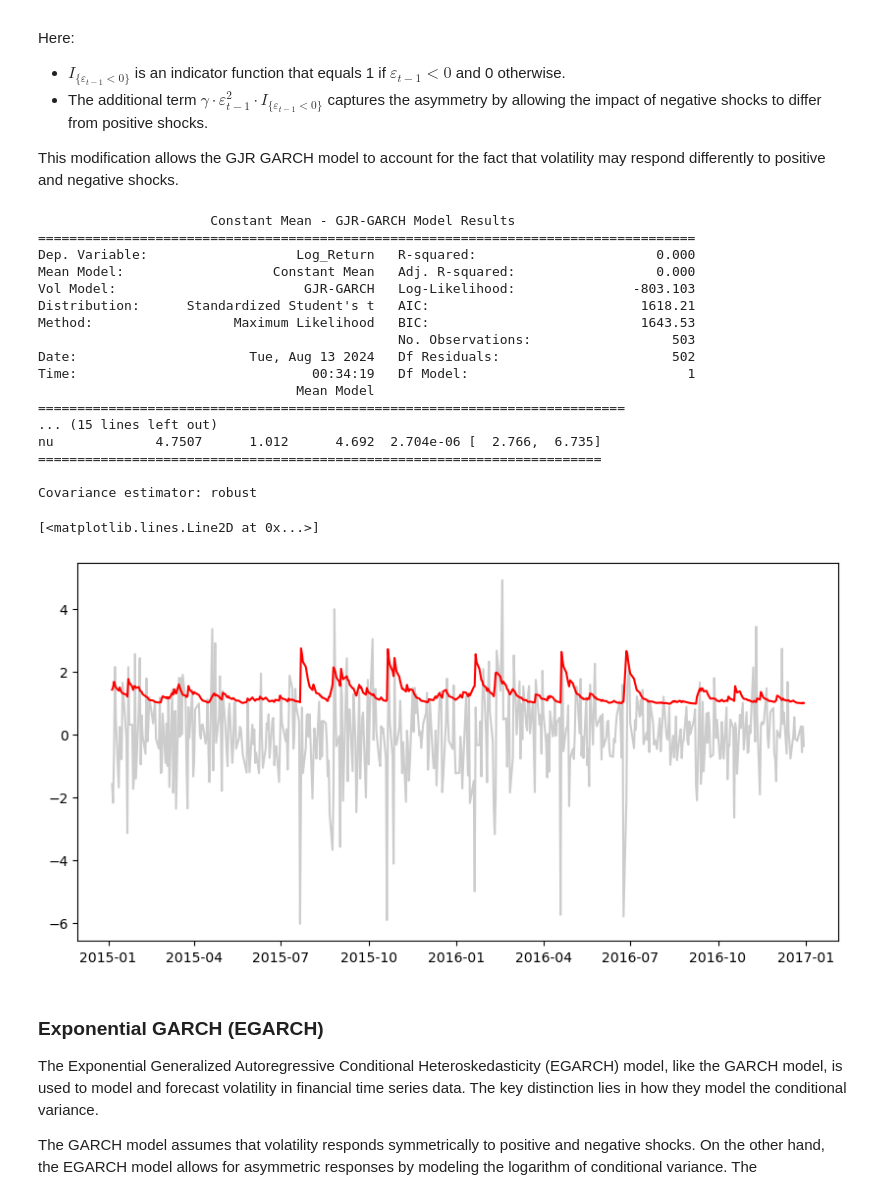
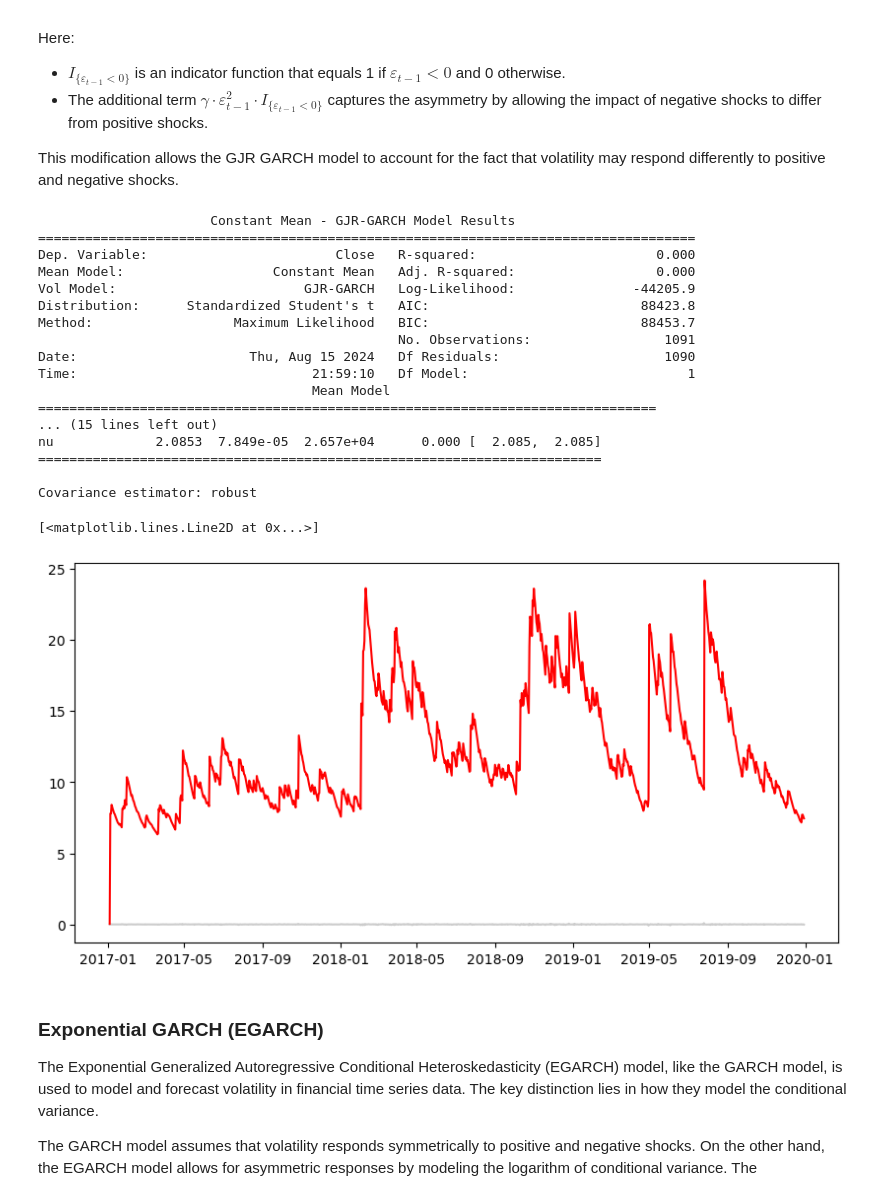
Before and after one commit to ansingh16/Time_Series_Analysis, a Jupyter notebook: Volatility_analysis.ipynb, the cells around one changed output. Drawn from its saved outputs; the diff is of its cells as text; code cells hidden in the pictures.

```diff
--- a/Volatility_analysis.ipynb
+++ b/Volatility_analysis.ipynb
@@ -386,7 +370,7 @@ Here:
 This modification allows the GJR GARCH model to account for the fact that volatility may respond differently to positive and negative shocks.
 # %%
 # Specify GJR-GARCH model assumptions
-gjr_gm = arch_model(stocks['Log_Return'], p = 1, q = 1, o = 1, vol = 'GARCH', dist = 't')
+gjr_gm = arch_model(returns, p = 1, q = 1, o = 1, vol = 'GARCH', dist = 't')
 
 # Fit the model
 gjrgm_result = gjr_gm.fit(disp = 'off')
@@ -396,30 +380,30 @@ print(gjrgm_result.summary())
 # %% [output]
                       Constant Mean - GJR-GARCH Model Results
 ====================================================================================
-Dep. Variable:                   Log_Return   R-squared:                       0.000
+Dep. Variable:                        Close   R-squared:                       0.000
 Mean Model:                   Constant Mean   Adj. R-squared:                  0.000
-Vol Model:                        GJR-GARCH   Log-Likelihood:               -803.103
-Distribution:      Standardized Student's t   AIC:                           1618.21
-Method:                  Maximum Likelihood   BIC:                           1643.53
-                                              No. Observations:                  503
-Date:                      Tue, Aug 13 2024   Df Residuals:                      502
-Time:                              00:34:19   Df Model:                            1
-                                 Mean Model
-===========================================================================
+Vol Model:                        GJR-GARCH   Log-Likelihood:               -44205.9
+Distribution:      Standardized Student's t   AIC:                           88423.8
+Method:                  Maximum Likelihood   BIC:                           88453.7
+                                              No. Observations:                 1091
+Date:                      Thu, Aug 15 2024   Df Residuals:                     1090
+Time:                              21:59:10   Df Model:                            1
+                                   Mean Model
+===============================================================================
 ... (15 lines left out)
-nu             4.7507      1.012      4.692  2.704e-06 [  2.766,  6.735]
+nu             2.0853  7.849e-05  2.657e+04      0.000 [  2.085,  2.085]
 ========================================================================
 
 Covariance estimator: robust
 # %%
 # Plot the Returns in grey and GJR-GARCH in red
 
 fig,ax = plt.subplots(1,1,figsize=(10,5))
-ax.plot(stocks['Log_Return'], color = 'grey', alpha = 0.4, label = 'Price Returns')
+ax.plot(returns, color = 'grey', alpha = 0.4, label = 'Price Returns')
 ax.plot(gjrgm_result.conditional_volatility, color = 'red', label = 'GJR-GARCH')
 # %% [output]
 [<matplotlib.lines.Line2D at 0x...>]
-[figure, old version]
+[figure, new version]
 # %% [markdown]
 ### Exponential GARCH (EGARCH)
 
```
Also changed, not shown: parts of 20 cells of this notebook, 3 other files.
